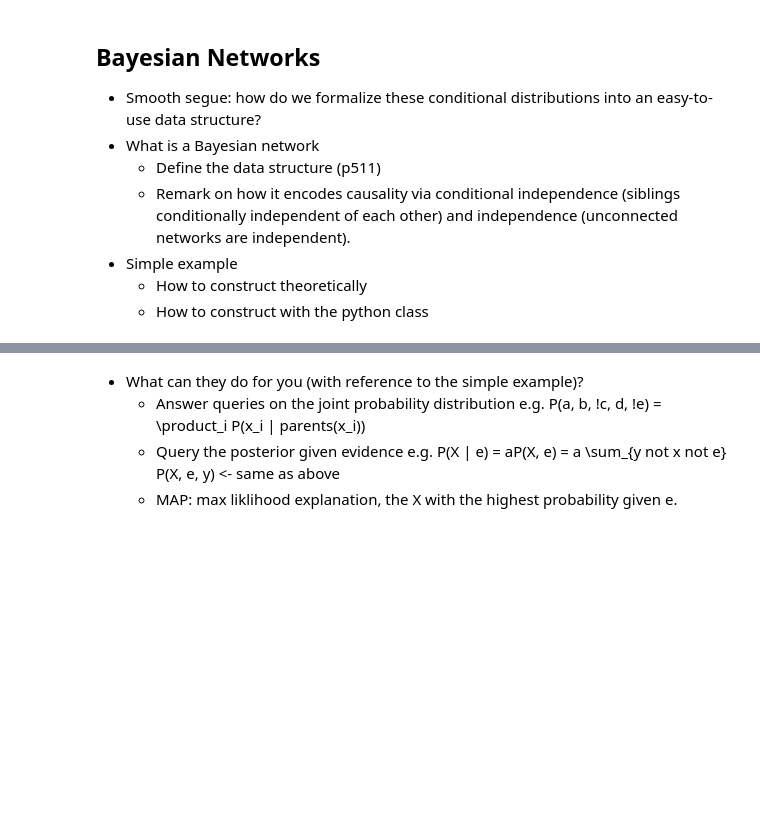
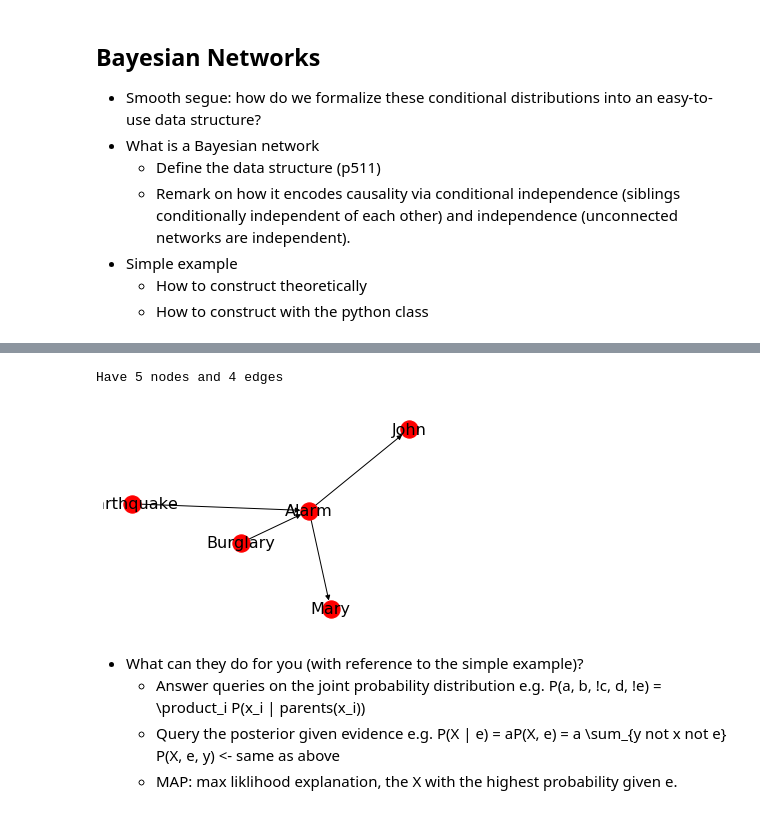
Before and after one commit to dawsonc/attack-estimation, a Jupyter notebook: attack-estimation.ipynb, the cells around one changed output, grey strips where cells are left out. Saved outputs shown, nothing was run; the diff lists cells and outputs as text; code cells hidden in the pictures; blank space fills up the shorter version.

Commit message:
Add example constructing a bayes net for the simple burglar alarm example

```diff
--- a/attack-estimation.ipynb
+++ b/attack-estimation.ipynb
@@ -37,3 +54,42 @@
+# %%
+## Example code for constructing the simple burglary example from AIMA (Fig. 14.2)
+from bayes_net import BayesNet, BayesNode
+import numpy as np
+
+# First, instantiate the two nodes that have no parents in the network.
+# The domain of these variables is just {True, False} here, but we support arbitrary discrete domains
+burglary_node = BayesNode('Burglary')
+burglary_node.set_marginal_distribution({True: 0.001, False: 0.999})
+earthquake_node = BayesNode('Earthquake')
+earthquake_node.set_marginal_distribution({True: 0.002, False: 0.998})
+
+# Now we can instantiate nodes with probabilities conditioned on their parents
+# We have to build the conditional distribution table one entry at a time, for each combination
+# of parent variables
+alarm_node = BayesNode('Alarm')
+alarm_node.add_entry([(burglary_node, True), (earthquake_node, True)], {True: 0.95, False: 0.05})
+alarm_node.add_entry([(burglary_node, True), (earthquake_node, False)], {True: 0.94, False: 0.06})
+alarm_node.add_entry([(burglary_node, False), (earthquake_node, True)], {True: 0.29, False: 0.71})
+alarm_node.add_entry([(burglary_node, False), (earthquake_node, False)], {True: 0.001, False: 0.999})
+
+john_node = BayesNode('John')
+john_node.add_entry([(alarm_node, True)], {True: 0.9, False: 0.1})
+john_node.add_entry([(alarm_node, False)], {True: 0.05, False: 0.95})
+
+mary_node = BayesNode('Mary')
+mary_node.add_entry([(alarm_node, True)], {True: 0.7, False: 0.3})
+mary_node.add_entry([(alarm_node, False)], {True: 0.01, False: 0.99})
+
+# Now we can create a BayesNet object to store all the nodes.
+net = BayesNet([burglary_node, earthquake_node, alarm_node, john_node, mary_node])
+
+# As a sanity check, we can visualize the network to make sure it matches our model above.
+# This visualization is auto-generated, so it will be a bit messy, but we can still see
+# the overall structure of the network.
+net.draw_net()
+# %% [output]
+Have 5 nodes and 4 edges
+[figure, added]
 # %% [markdown]
 - What can they do for you (with reference to the simple example)?
     - Answer queries on the joint probability distribution e.g. P(a, b, !c, d, !e) = \product_i P(x_i | parents(x_i))
```
Also changed, not shown: parts of 2 cells of this notebook, 1 other file.
